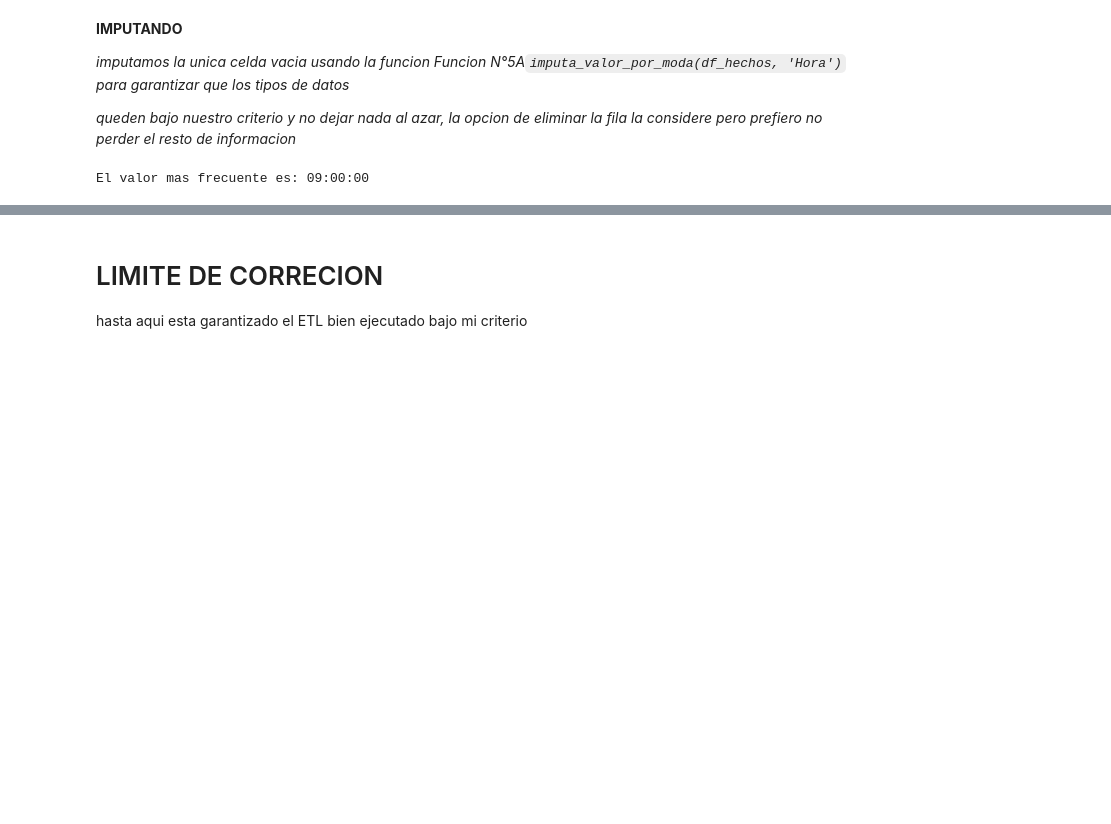
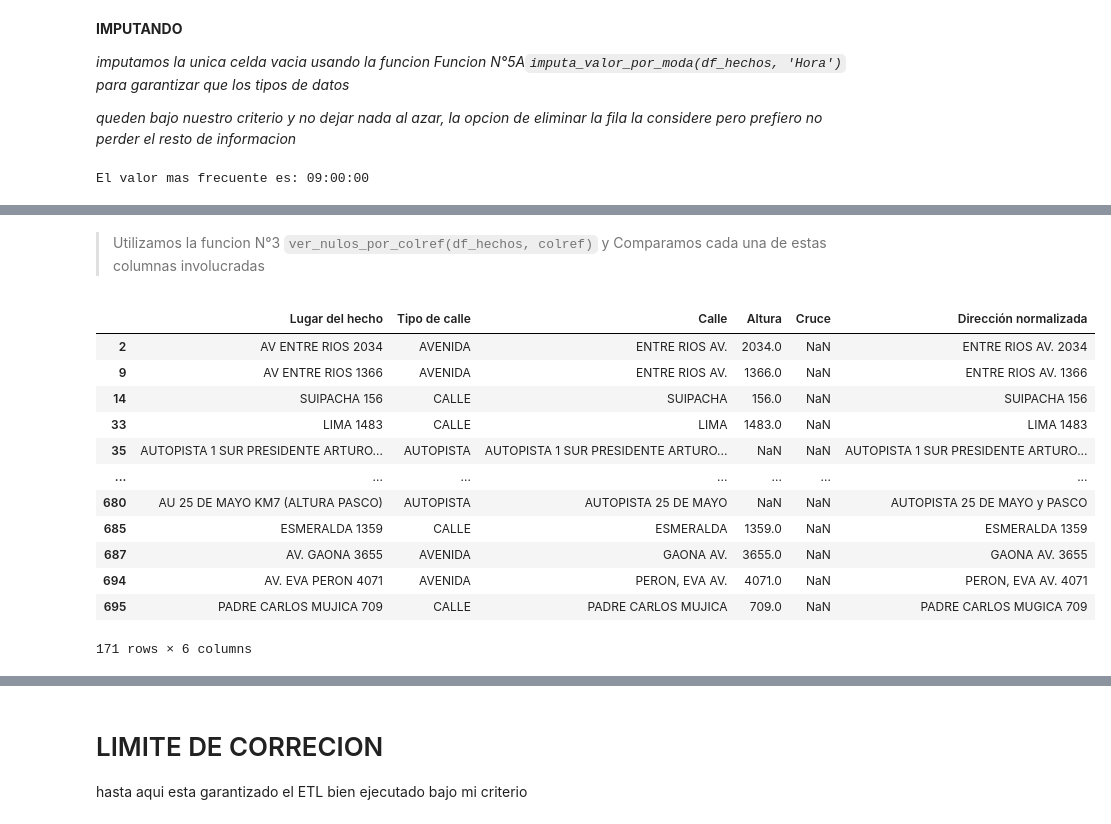
Before and after one commit to gabrielgomezrestrepo/Proyecto-DA-Siniestros-Viales-BA, a Jupyter notebook: ETL.ipynb, the cells around one changed output, grey strips where cells are left out. Saved outputs shown, nothing was run; the diff lists cells and outputs as text; code cells hidden in the pictures; blank space fills up the shorter version.

```diff
--- a/ETL.ipynb
+++ b/ETL.ipynb
@@ -620,0 +844,18 @@ El valor mas frecuente es: 09:00:00
+# %% [markdown]
+>Utilizamos la funcion N°3 `ver_nulos_por_colref(df_hechos, colref)` y Comparamos cada una de estas columnas involucradas
+# %%
+ver_nulos_por_colref(df_hechos, 'Cruce')[[ 'Lugar del hecho', 'Tipo de calle', 'Calle', 'Altura', 'Cruce', 'Dirección normalizada']]
+# %% [output]
+|  | Lugar del hecho | Tipo de calle | Calle | Altura | Cruce | Dirección normalizada |
+| 2 | AV ENTRE RIOS 2034 | AVENIDA | ENTRE RIOS AV. | 2034.0 | NaN | ENTRE RIOS AV. 2034 |
+| 9 | AV ENTRE RIOS 1366 | AVENIDA | ENTRE RIOS AV. | 1366.0 | NaN | ENTRE RIOS AV. 1366 |
+| 14 | SUIPACHA 156 | CALLE | SUIPACHA | 156.0 | NaN | SUIPACHA 156 |
+| 33 | LIMA 1483 | CALLE | LIMA | 1483.0 | NaN | LIMA 1483 |
+| 35 | AUTOPISTA 1 SUR PRESIDENTE ARTURO... | AUTOPISTA | AUTOPISTA 1 SUR PRESIDENTE ARTURO... | NaN | NaN | AUTOPISTA 1 SUR PRESIDENTE ARTURO... |
+| ... | ... | ... | ... | ... | ... | ... |
+| 680 | AU 25 DE MAYO KM7 (ALTURA PASCO) | AUTOPISTA | AUTOPISTA 25 DE MAYO | NaN | NaN | AUTOPISTA 25 DE MAYO y PASCO |
+| 685 | ESMERALDA 1359 | CALLE | ESMERALDA | 1359.0 | NaN | ESMERALDA 1359 |
+| 687 | AV. GAONA 3655 | AVENIDA | GAONA AV. | 3655.0 | NaN | GAONA AV. 3655 |
+| 694 | AV. EVA PERON 4071 | AVENIDA | PERON, EVA AV. | 4071.0 | NaN | PERON, EVA AV. 4071 |
+| 695 | PADRE CARLOS MUJICA 709 | CALLE | PADRE CARLOS MUJICA | 709.0 | NaN | PADRE CARLOS MUGICA 709 |
+171 rows × 6 columns
```
Also changed, not shown: parts of 63 cells of this notebook.
